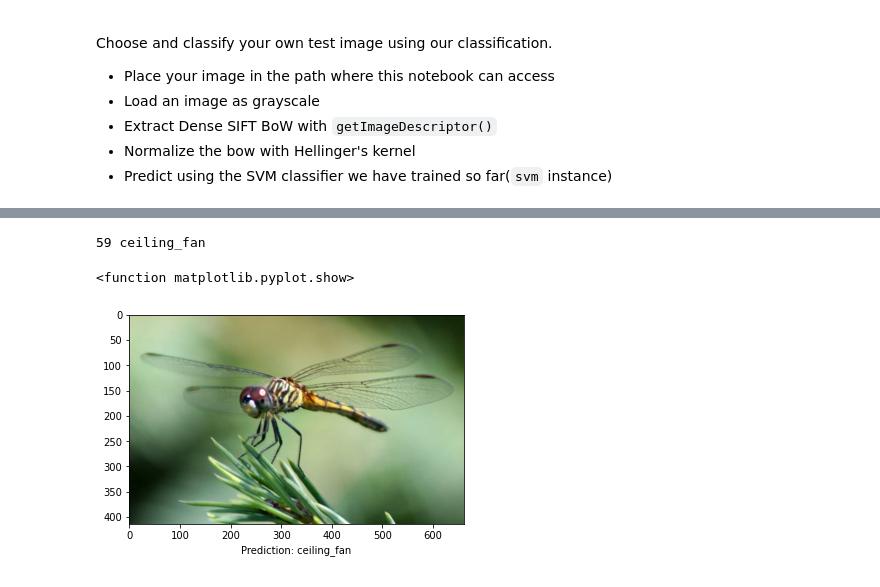
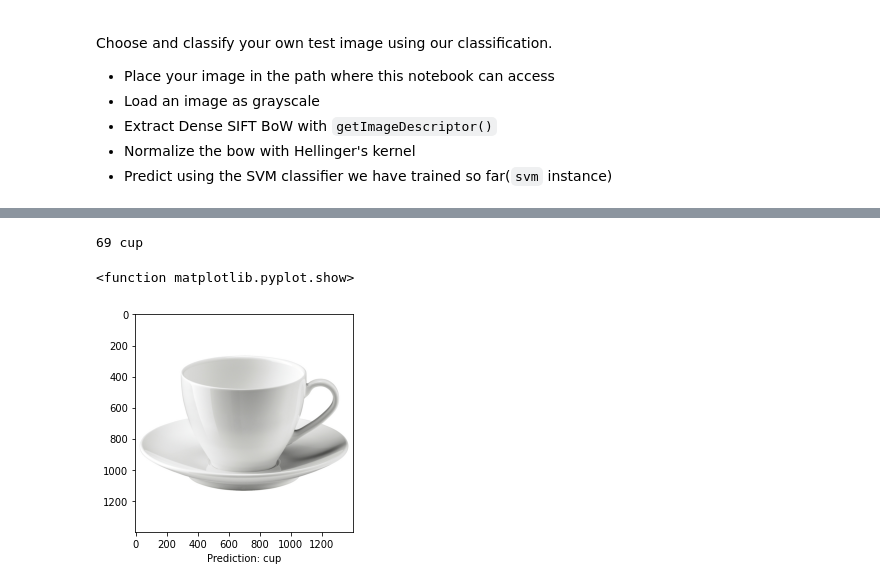
Before and after one commit to dddonghwa/IAB, a Jupyter notebook: Computer-Vision/3_classification.ipynb, the cells around one changed output, grey strips where cells are left out. Cells and saved outputs as stored; diff of their text form; code cells hidden in the pictures.

```diff
--- a/Computer-Vision/3_classification.ipynb
+++ b/Computer-Vision/3_classification.ipynb
@@ -481,31 +459,32 @@ beaver.png          100%[===================>]  29.91K  --.-KB/s    in 0.002s
 # %%
-img_fpath = './dragonfly.jpg'  # Path to your own image
+# img_fpath = './dragonfly.jpg'  # Path to your own image
+img_fpath = '/content/vaerdera-coffee-cup-and-saucer-white__0711123_pe727991_s5.jpg' # Path to your own image
 img = cv2.imread(img_fpath, cv2.IMREAD_GRAYSCALE)
 
 #================ YOUR CODE HERE ===================
 bow = getImageDescriptor(img)
 
 temp = np.sqrt(bow)
 temp -= np.average(bow)
 if np.std(temp) != 0 :
   temp /= np.std(temp)
 
 own_bow = temp.reshape(1, len(temp))
 
 own_preds = svm.predict(own_bow)[1]
 
 # Predicted class of your image
 prediction = int(own_preds[0][0])
 print(int(own_preds[0][0]), classes[prediction])
 
 #===================================================
 
 plt.imshow(cv2.cvtColor(cv2.imread(img_fpath), cv2.COLOR_BGR2RGB))
 plt.xlabel("Prediction: {}".format(classes[prediction]))
 plt.show
 # %% [output]
-59 ceiling_fan
+69 cup
 <function matplotlib.pyplot.show>
-[figure, old version]
+[figure, new version]
 # %%
 # Desired output
```
Also changed, not shown: parts of 20 cells of this notebook.
